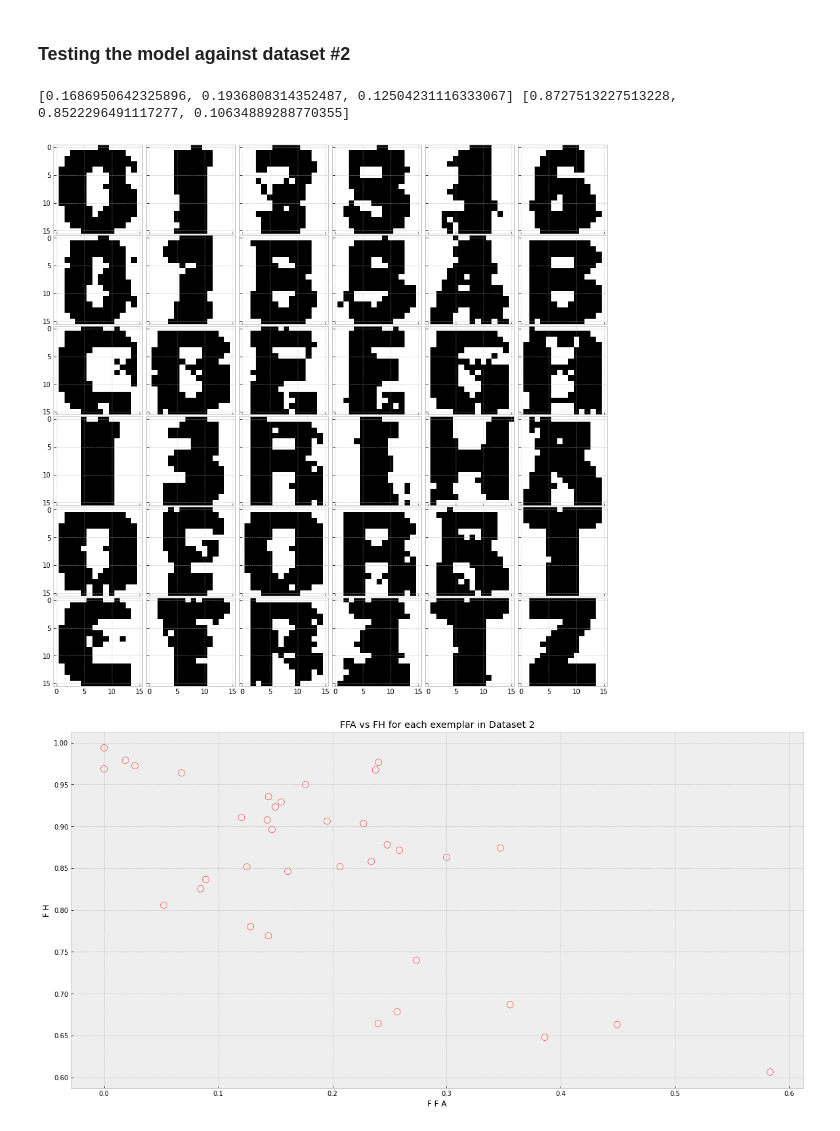
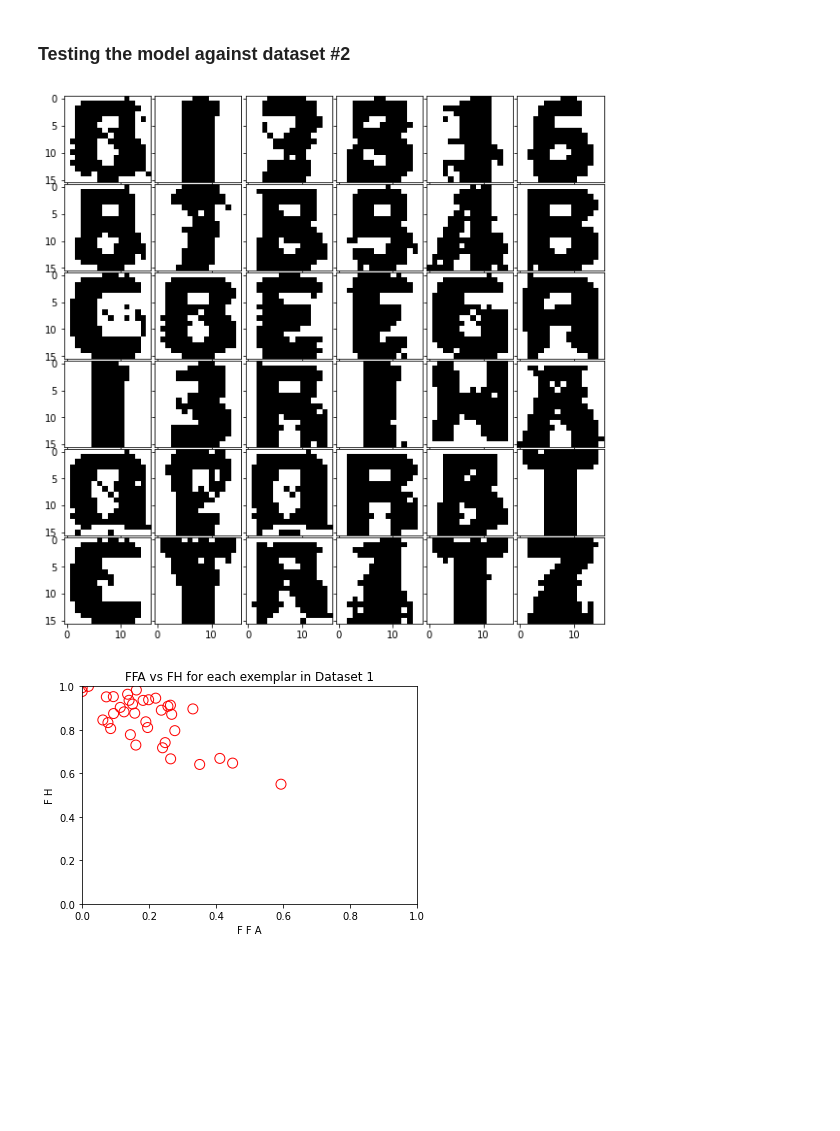
Before and after one commit to shivambang/Neural-Networks, a Jupyter notebook: Deep Neural Network/dnn.ipynb, the cells around one changed output. Cells and saved outputs as stored; diff of their text form; code cells hidden in the pictures; blank space fills up the shorter version.

```diff
--- a/Deep Neural Network/dnn.ipynb
+++ b/Deep Neural Network/dnn.ipynb
@@ -96,16 +239,18 @@ plt.legend()
 model = DeepNet(layerSize=[256]+[256]*3+[256])
 criterion = torch.nn.MSELoss()
 optimizer = torch.optim.Adam(model.parameters(), lr = 0.001)
-train(data, data, model, criterion, optimizer, 200)
+train(data, data, model, criterion, optimizer, 250);
 # %% [markdown]
 ## 3. Testing the model
 # %% [markdown]
 ### Displaying the predicted images for running the model on dataset #1
 # %%
+ffa = []
+fh = []
 pred, err = test(data=data, target=data, model=model)
-fig = plt.figure(figsize=(15, 15))
-fh_e += err[0]
-ffa_e += err[1]
+fig = plt.figure(figsize=(10, 10))
+fh += err[0]
+ffa += err[1]
 gs = fig.add_gridspec(6, 6, hspace=0.02, wspace=0.02)
 axs = gs.subplots(sharex=True, sharey=True)
 for i in range(36):
@@ -123,0 +311,5 @@ plt.show()
+# %%
+from IPython.display import display
+for i, cx in enumerate(cxs):
+    print(f'ffa values at stdev for {cx*100} xsecn')
+    display(dfa[i])
@@ -123,0 +412,5 @@ plt.show()
+# %%
+from IPython.display import display
+for i, cx in enumerate(cxs):
+    print(f'fh values at stdev for {cx*100} xsecn')
+    display(dfh[i])
@@ -143,21 +532,20 @@ ffa_e += err[1]
 
 fh = [np.median(err[0]), np.mean(err[0]), np.std(err[0])]
 ffa = [np.median(err[1]), np.mean(err[1]), np.std(err[1])]
-fig = plt.figure(figsize=(15, 15))
+fig = plt.figure(figsize=(10, 10))
 gs = fig.add_gridspec(6, 6, hspace=0.02, wspace=0.02)
 axs = gs.subplots(sharex=True, sharey=True)
 for i in range(36):
     axs[i//6, i%6].imshow(pred[i], 'gray')
-print(ffa, fh)
 # %% [output]
-[0.1686950642325896, 0.1936808314352487, 0.12504231116333067] [0.8727513227513228, 0.8522296491117277, 0.10634889288770355]
-[figure, old version]
+[figure, new version]
 # %%
-plt.figure(figsize=(20,10))
 plt.scatter(ffa_e, fh_e, s=100, facecolors='none', edgecolors='r')
-plt.title("FFA vs FH for each exemplar in Dataset 2")
+plt.title("FFA vs FH for each exemplar in Dataset 1")
 plt.xlabel('F F A')
 plt.ylabel('F H')
+plt.xlim((0, 1))
+plt.ylim((0, 1))
 plt.show()
 # %% [output]
-[figure, old version]
+[figure, new version]
```
Also changed, not shown: parts of 33 cells of this notebook.
